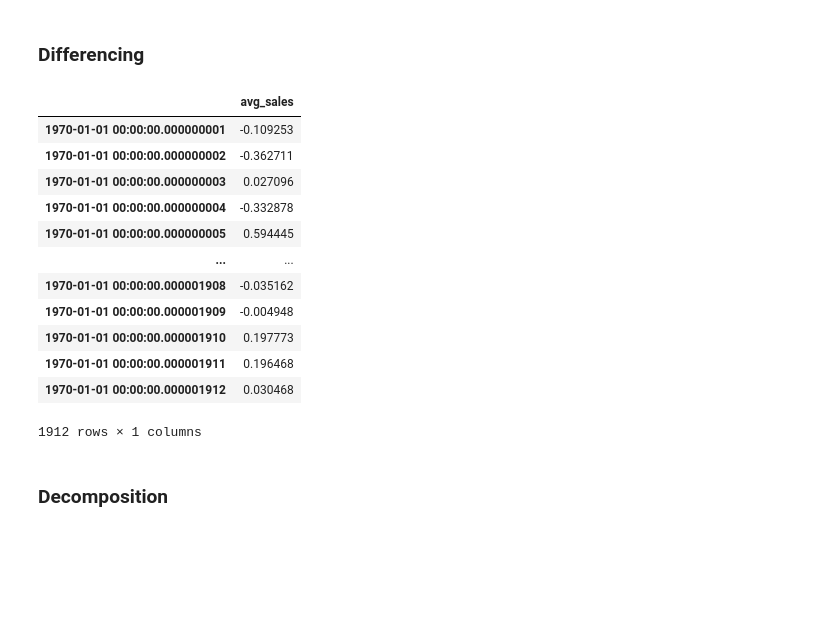
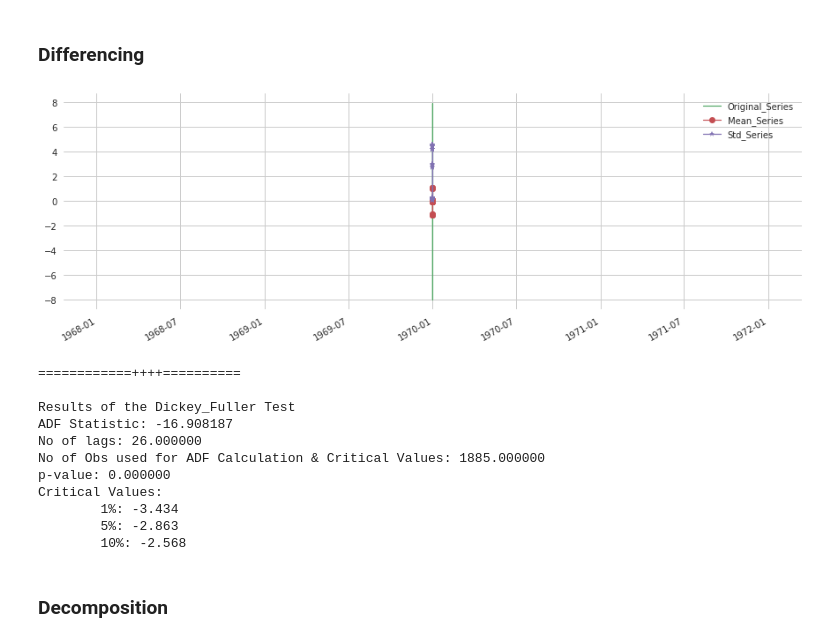
Before and after one commit to sonsiho/PythonForEngineer, a Jupyter notebook: Exercise1.ipynb, the cells around one changed output. Cells and saved outputs as stored; diff of their text form; code cells hidden in the pictures; blank space fills up the shorter version.

```diff
--- a/Exercise1.ipynb
+++ b/Exercise1.ipynb
@@ -992,30 +993,24 @@ Critical Values:
 ### Differencing
 # %%
 df_log_diff = np.log(train_sales_cal_df[['avg_sales']]) - np.log(train_sales_cal_df[['avg_sales']]).shift()
-
+#df['sold'] = df_log_diff
+#df['sold'] = df['sold'].dropna()
 df_log_diff = df_log_diff.dropna()
 
-df_log_diff
-#df_log_diff
-#df['sold'] = df_log_diff
-#df['sold'] = df['sold'].dropna()
-#df_log_diff = df_log_diff.dropna()
-
-#time_series_stationary_test(df_log_diff)
+time_series_stationary_test(df_log_diff)
 # %% [output]
-|  | avg_sales |
-| 1970-01-01 00:00:00.000000001 | -0.109253 |
-| 1970-01-01 00:00:00.000000002 | -0.362711 |
-| 1970-01-01 00:00:00.000000003 | 0.027096 |
-| 1970-01-01 00:00:00.000000004 | -0.332878 |
-| 1970-01-01 00:00:00.000000005 | 0.594445 |
-| ... | ... |
-| 1970-01-01 00:00:00.000001908 | -0.035162 |
-| 1970-01-01 00:00:00.000001909 | -0.004948 |
-| 1970-01-01 00:00:00.000001910 | 0.197773 |
-| 1970-01-01 00:00:00.000001911 | 0.196468 |
-| 1970-01-01 00:00:00.000001912 | 0.030468 |
+[figure, added]
-1912 rows × 1 columns
+============++++==========
+
+Results of the Dickey_Fuller Test
+ADF Statistic: -16.908187
+No of lags: 26.000000
+No of Obs used for ADF Calculation & Critical Values: 1885.000000
+p-value: 0.000000
+Critical Values:
+        1%: -3.434
+        5%: -2.863
+        10%: -2.568
 # %% [markdown]
 ### Decomposition
 # %%
```
Also changed, not shown: parts of 39 cells of this notebook.
